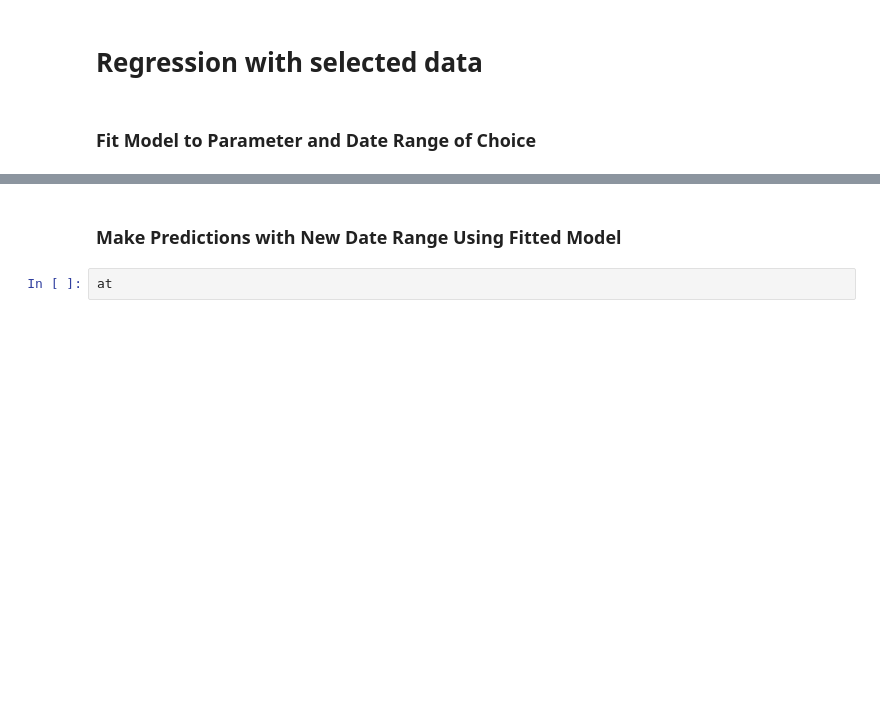
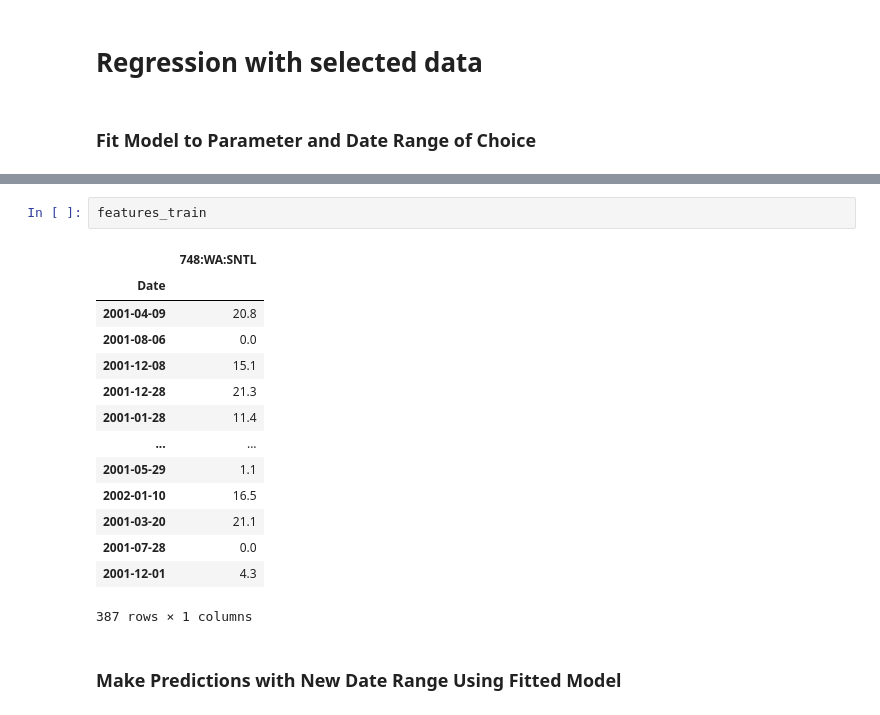
Before and after one commit to geoskimoto/AWDB_SOAP_Request, a Jupyter notebook: GetData_AWDB_SOAP_call.ipynb, the cells around one changed output, grey strips where cells are left out. Drawn from its saved outputs; the diff is of its cells as text; blank space fills up the shorter version.

```diff
--- a/GetData_AWDB_SOAP_call.ipynb
+++ b/GetData_AWDB_SOAP_call.ipynb
@@ -217,5 +424,20 @@ def fitData(stations, parameter_of_interest, begindate = begindate, enddate=endd
+# %%
+features_train
+# %% [output]
+|  | 748:WA:SNTL |
+| Date |  |
+| 2001-04-09 | 20.8 |
+| 2001-08-06 | 0.0 |
+| 2001-12-08 | 15.1 |
+| 2001-12-28 | 21.3 |
+| 2001-01-28 | 11.4 |
+| ... | ... |
+| 2001-05-29 | 1.1 |
+| 2002-01-10 | 16.5 |
+| 2001-03-20 | 21.1 |
+| 2001-07-28 | 0.0 |
+| 2001-12-01 | 4.3 |
+387 rows × 1 columns
 # %% [markdown]
 ### Make Predictions with New Date Range Using Fitted Model
-# %%
-at
 # %%
```
Also changed, not shown: parts of 11 cells of this notebook.
